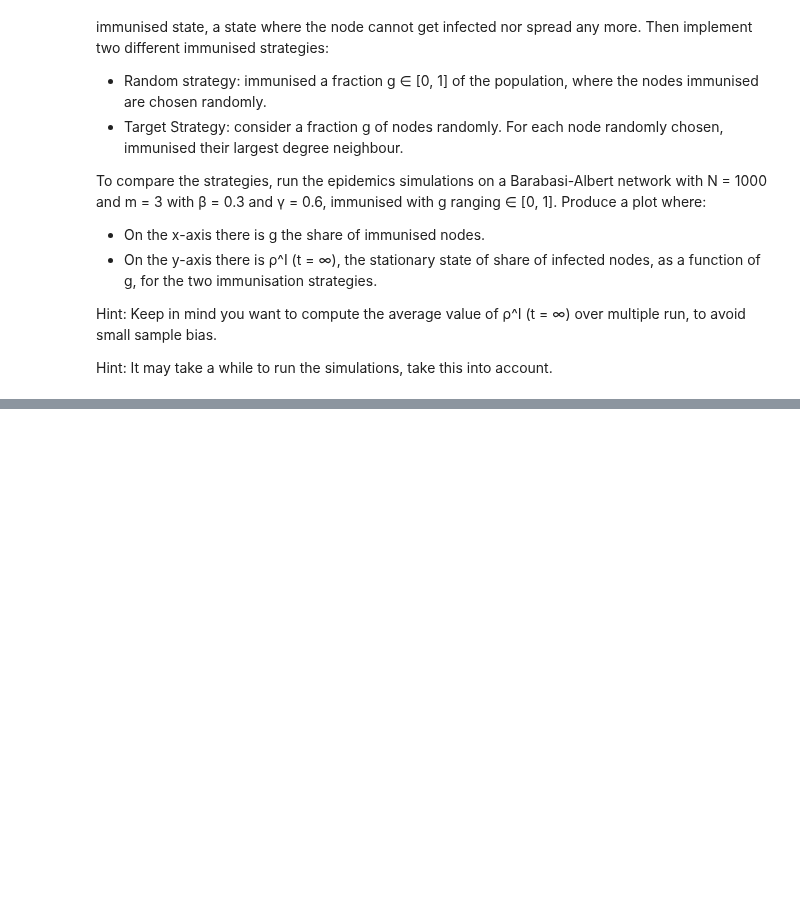
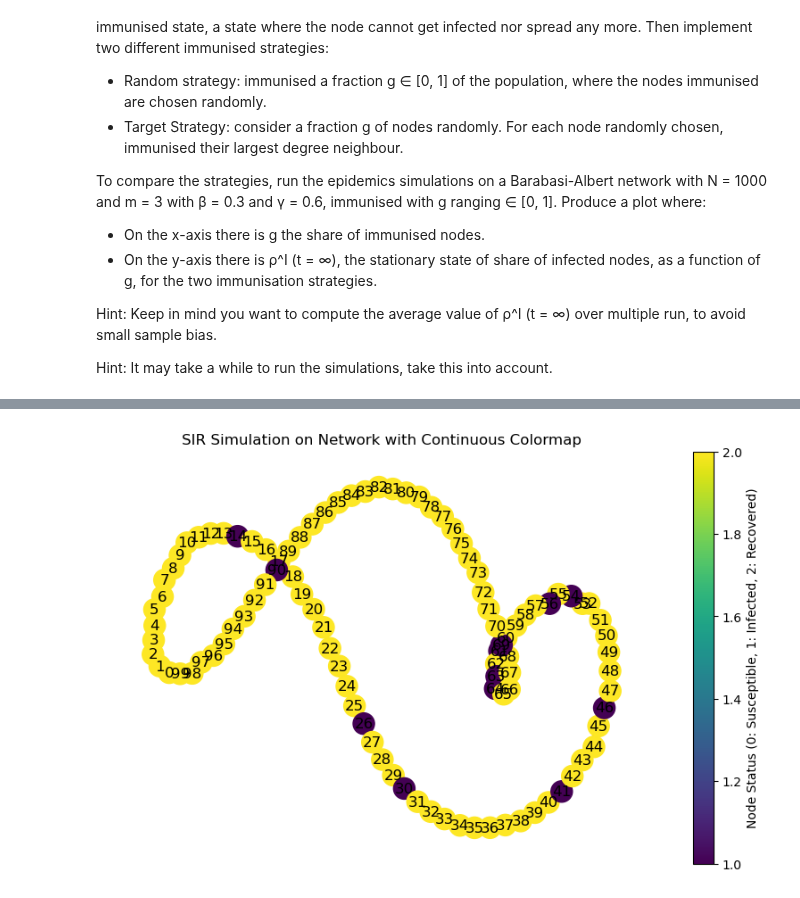
Before and after one commit to HuberNicolas/network-science-uzh, a Jupyter notebook: assignment-4/Assignment_04.ipynb, the cells around one changed output, grey strips where cells are left out. Drawn from its saved outputs; the diff is of its cells as text; code cells hidden in the pictures; blank space fills up the shorter version.

```diff
--- a/assignment-4/Assignment_04.ipynb
+++ b/assignment-4/Assignment_04.ipynb
@@ -256,0 +388,4 @@ Hint: It may take a while to run the simulations, take this into account.
+# %%
+simulate_SIR(network=lattice_graph, infection_rate=0.5, recovery_rate=0.1, infected_seed_node=1)
+# %% [output]
+[figure, added]
```
Also changed, not shown: parts of 10 cells of this notebook.
